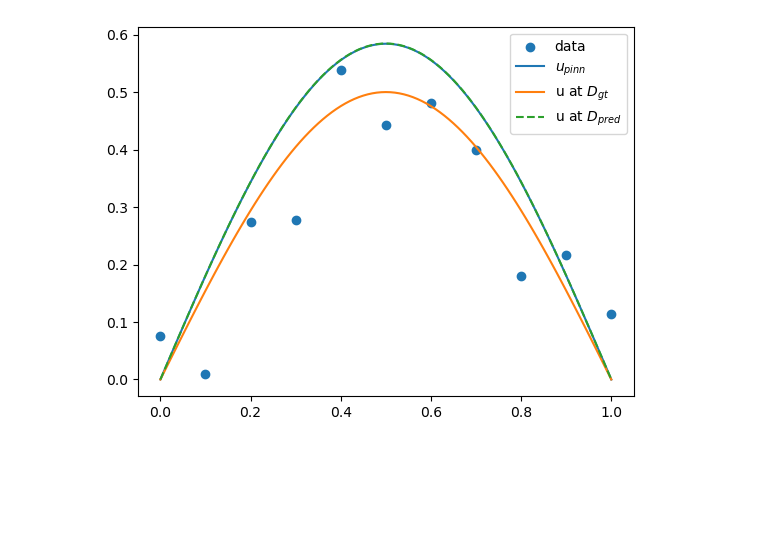
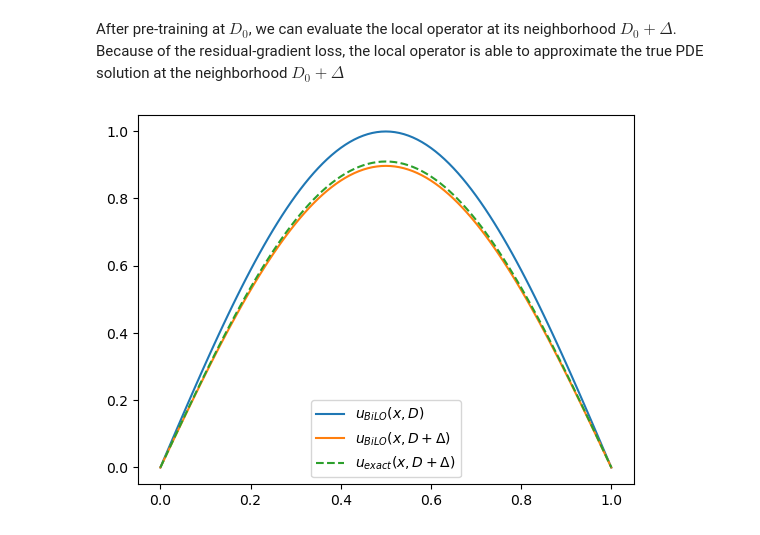
Before and after one commit to zhanglg12/BILO, a Jupyter notebook: tutorial.ipynb, the cells around one changed output. Cells and saved outputs as stored; diff of their text form; code cells hidden in the pictures; blank space fills up the shorter version.

```diff
--- a/tutorial.ipynb
+++ b/tutorial.ipynb
@@ -182,7 +185,3 @@ class VanillaPINN(nn.Module):
 
             loss.backward()
             optimizer.step()
-# %%
-pde = ScalarPoisson(D=2)
-pde.get_dataset(1.0, 11, 11, 101, 101, variance=0.01)
-max_iter = 5000
@@ -188,0 +323,11 @@ max_iter = 5000
+# %%
+n_res_train = 11
+n_dat_train = 11
+n_res_test = 101
+n_dat_test = 101
+variance = 0.0001
+max_iter = 5000
+D_gt = 2.0 # ground truth D
+D0 = 1.0 # initial guess for D
+pde = ScalarPoisson(D=D_gt)
+pde.get_dataset(D0, n_res_train, n_dat_train, n_res_test, n_dat_test, variance=variance)
@@ -237,17 +359,21 @@ Step 1900, Loss: 1.829e-02, resloss: 3.652e-03, dataloss: 1.464e-02, D: 1.687 er
+# %% [markdown]
+After pre-training at $D_0$, we can evaluate the local operator at its neighborhood $D_0 + \Delta$.
+Because of the residual-gradient loss, the local operator is able to approximate the true PDE solution at the neighborhood $D_0 + \Delta$
 # %%
+delta = 0.1
 with torch.no_grad():
     x = pde.dataset['x_res_test']
-    u = vanilla_pinn.net(x)
-# plot data
-plt.scatter(pde.dataset['x_dat_train'], pde.dataset['u_dat_train'], label='data')
+    u = bilo.localOp(x, bilo.D)
+    u_var = bilo.localOp(x, bilo.D + delta)
+
 # plot prediction
-plt.plot(x, u, label='$u_{pinn}$')
-# plot solution with ground truth D
-plt.plot(x, pde.u_exact(x, pde.D), label='u at $D_{gt}$')
+plt.plot(x, u, label='$u_{BiLO}(x,D)$')
+# plot prediction at D + delta
+plt.plot(x, u_var, label='$u_{BiLO}(x,D+\Delta)$')
 # plot solution with predicted D
-plt.plot(x, pde.u_exact(x, vanilla_pinn.D.item()), label='u at $D_{pred}$', linestyle='--')
+plt.plot(x, pde.u_exact(x, bilo.D.item()+delta), label='$u_{exact}(x,D+\Delta)$', linestyle='--')
 
 plt.legend()
 plt.show()
 # %% [output]
-[figure, old version]
+[figure, new version]
```
Also changed, not shown: parts of 14 cells of this notebook, 2 other files.
